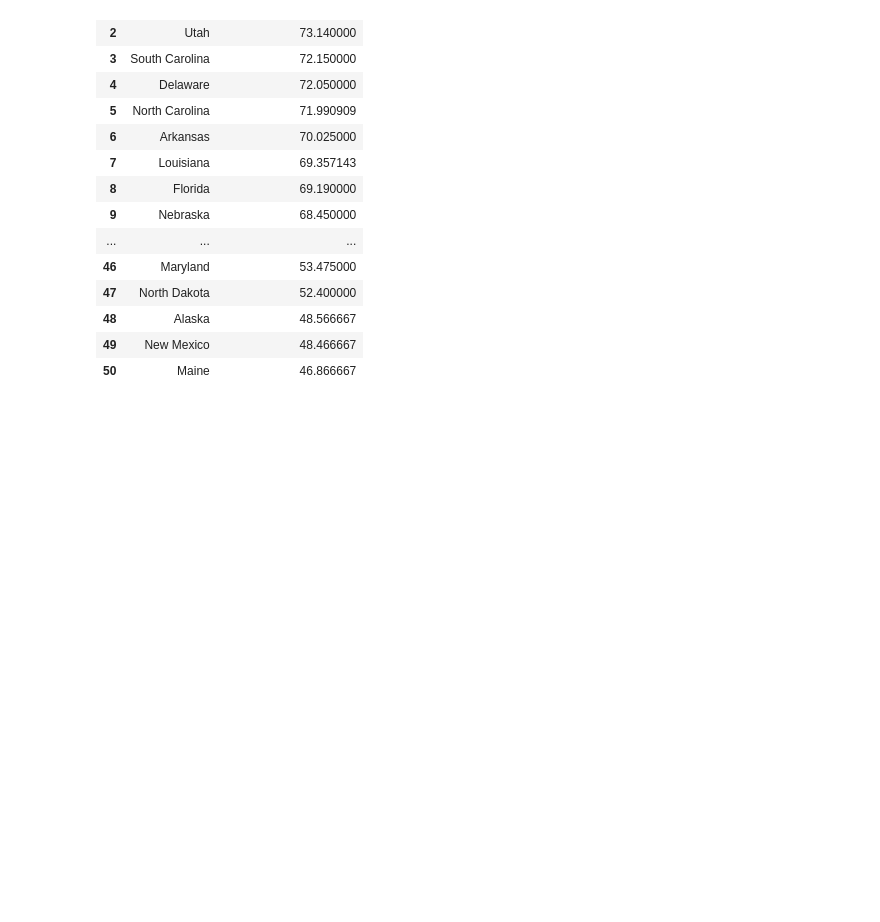
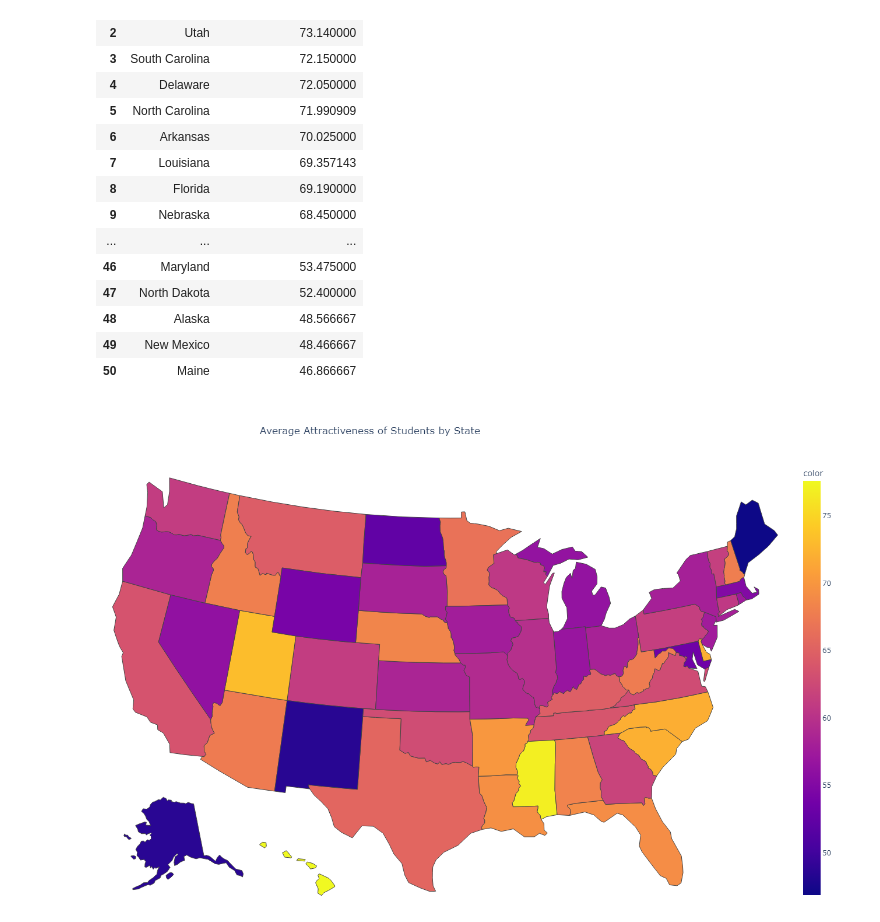
Before and after one commit to cmulholla/Attractiveness-by-State, a Jupyter notebook: attractiveHeatmap.ipynb, the cells around one changed output. Cells and saved outputs as stored; diff of their text form; code cells hidden in the pictures; blank space fills up the shorter version.

Commit message:
small change showing the image

```diff
--- a/attractiveHeatmap.ipynb
+++ b/attractiveHeatmap.ipynb
@@ -349,3 +351,9 @@ fig.update_layout(title_x=0.5)
 fig.update_geos(fitbounds="locations", visible=False)
 fig.write_html("attractiveness_heatmap.html")
 fig.show()
+# %%
+# show the heatmap as a png image from newplot.png on the notebook
+from IPython.display import Image
+Image(filename="newplot.png")
+# %% [output]
+[figure, added]
```
Also changed, not shown: parts of 2 cells of this notebook, 1 other file.
